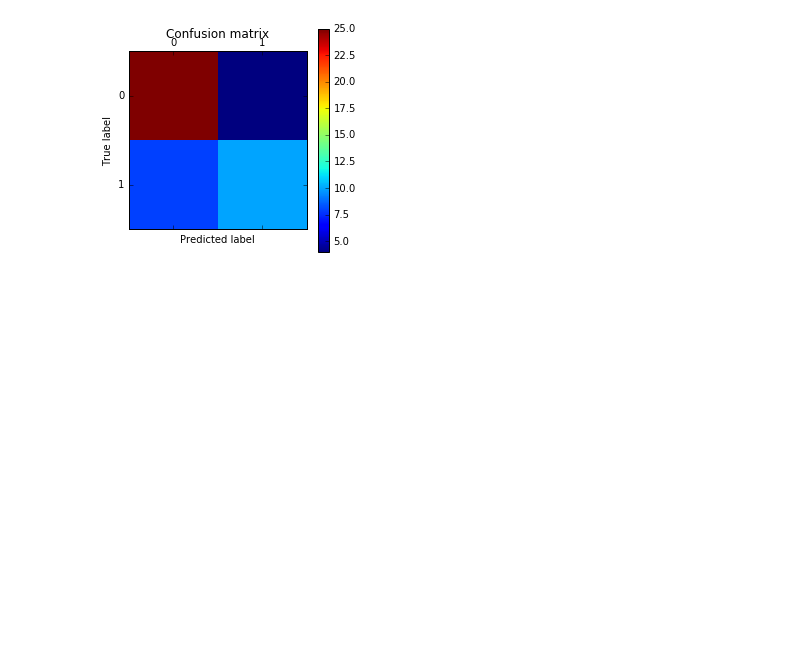
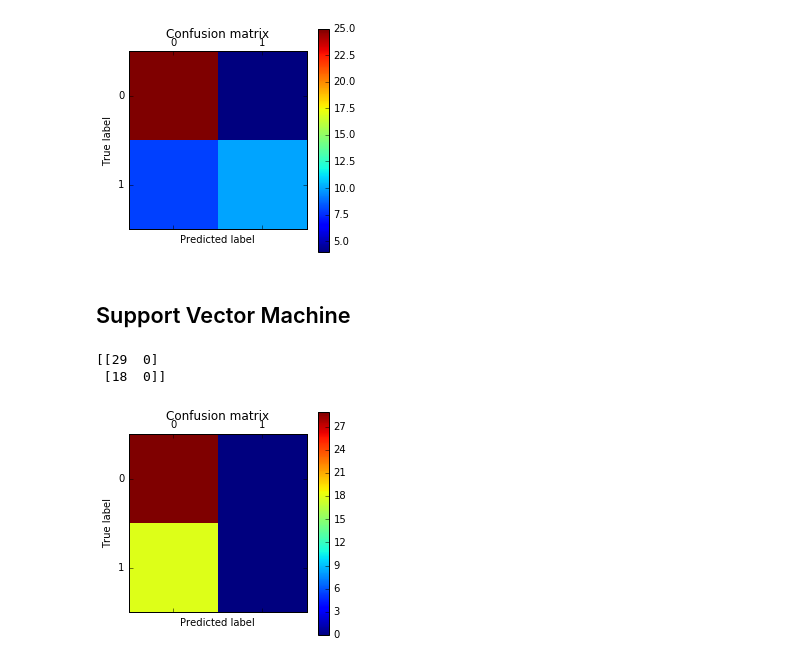
Before and after one commit to NathanLaird/Migrant-Education, a Jupyter notebook: Machine_Learning_Analysis.ipynb, the cells around one changed output. Cells and saved outputs as stored; diff of their text form; code cells hidden in the pictures; blank space fills up the shorter version.

```diff
--- a/Machine_Learning_Analysis.ipynb
+++ b/Machine_Learning_Analysis.ipynb
@@ -145,3 +145,24 @@ plt.show()
 [[25  4]
  [ 8 10]]
 [figure]
+# %% [markdown]
+## Support Vector Machine
+# %%
+from sklearn.svm import SVC
+svm = SVC()
+svm.fit(Train_Features_Migrant, Train_Target_Migrant)
+SVC_Prediction_Migrant = svm.predict(Test_Features_Migrant)
+# %%
+
+Confusion_Matrix = confusion_matrix(Test_Target_Migrant,SVC_Prediction_Migrant)
+print(Confusion_Matrix)
+plt.matshow(Confusion_Matrix)
+plt.title('Confusion matrix')
+plt.colorbar()
+plt.ylabel('True label')
+plt.xlabel('Predicted label')
+plt.show()
+# %% [output]
+[[29  0]
+ [18  0]]
+[figure, added]
```
Also changed, not shown: parts of 13 cells of this notebook, 5 other files.
